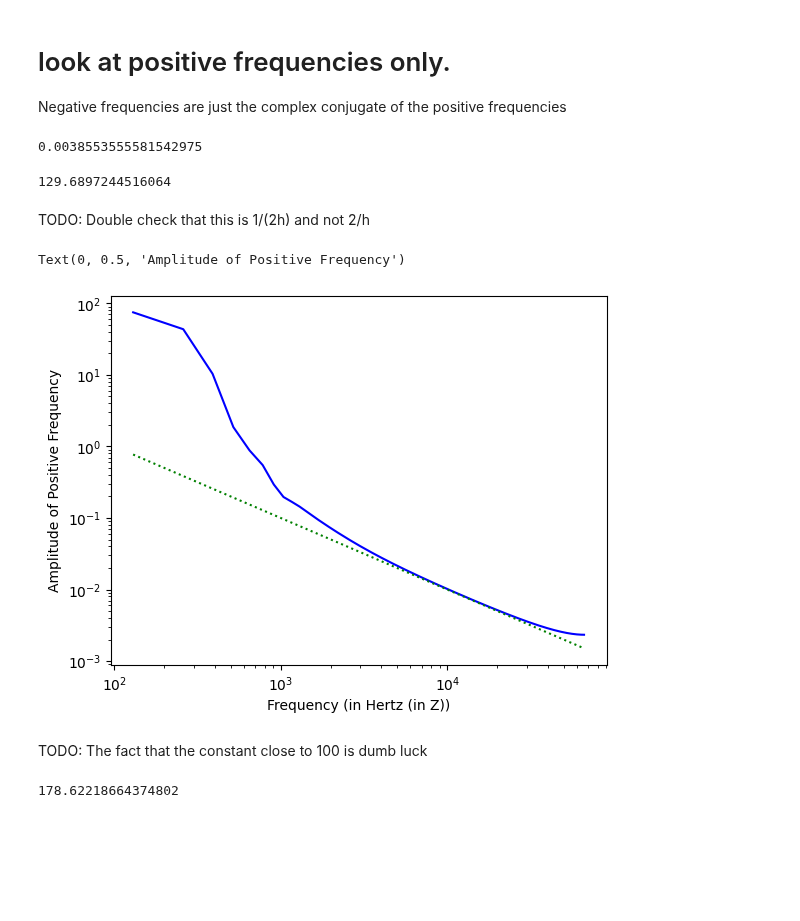
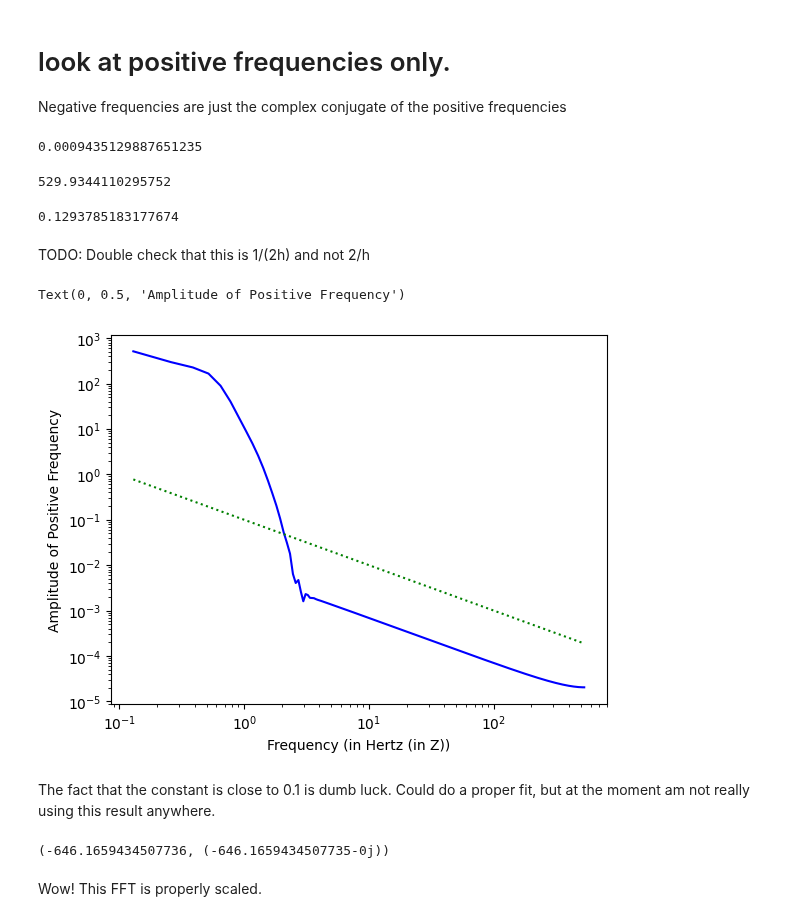
Before and after one commit to DesignToolInvestor/ManetSim, a Jupyter notebook: CdfFit/Note Books/dist_b_asym_h.ipynb, the cells around one changed output. Cells and saved outputs as stored; diff of their text form; code cells hidden in the pictures; blank space fills up the shorter version.

```diff
--- a/CdfFit/Note Books/dist_b_asym_h.ipynb
+++ b/CdfFit/Note Books/dist_b_asym_h.ipynb
@@ -16,9 +16,9 @@ il.reload(dbt)
 # %% [output]
 <module 'DistBTrunc' from 'F:\\Users\\Kenne.DESKTOP-BT6VROU\\Documents\\GitHub\\ManetSim\\CdfFit\\Note Books\\DistBTrunc.py'>
 # %%
-lev = 30e-3
+eps = 1e-4
 nPlot = 101
 # %%
-zMin,zMax = (dbt.CdfZTrunc(lev))
+zMin,zMax = (dbt.CdfZTrunc(eps / 4))
 zMin,zMax
 # %% [output]
@@ -37,7 +37,7 @@ Text(0, 0.5, 'Residual')
 # %% [markdown]
 ## Compute Fourier Transform
 # %%
-nSamp = 1_024
+nSamp = 8 * 1_024
 mid = nSamp // 2
 mid
 # %% [output]
@@ -65,31 +65,38 @@ posFreq = tuple(resTrans[i] for i in range(mid))
 deltaZ = (zMax - zMin) / nSamp
 deltaZ
 # %% [output]
-0.0038553555581542975
+0.0009435129887651235
 # %%
-deltaF = 1 / (2*deltaZ)
-deltaF
+fMax = 1 / (2*deltaZ)
+fMax
 # %% [output]
-129.6897244516064
+529.9344110295752
+# %%
+deltaF = 1 / deltaZ / nSamp
+deltaF
+# %% [output]
+0.1293785183177674
 # %% [markdown]
 TODO:  Double check that this is 1/(2h) and not 2/h
 # %%
 freq = tuple(k * deltaF for k in range(1,mid))
 amp = tuple(abs(posFreq[i]) for i in range(1,mid))
 plot.loglog(freq,amp, c='blue')
 
-line = tuple(100/f for f in freq)
+line = tuple(100e-3 / f for f in freq)
 plot.loglog(freq,line, ':', c='green')
 
 plot.xlabel('Frequency (in Hertz (in Z))')
 plot.ylabel('Amplitude of Positive Frequency')
 # %% [output]
 Text(0, 0.5, 'Amplitude of Positive Frequency')
-[figure, old version]
+[figure, new version]
 # %% [markdown]
-TODO:  The fact that the constant close to 100 is dumb luck
+The fact that the constant is close to 0.1 is dumb luck.  Could do a proper fit, but at the
+moment am not really using this result anywhere.
-# %%
-energy = sqrt(sum(abs(a)**2 for a in posFreq))
-energy
-# %% [output]
-178.62218664374802
+# %%
+sum(resSamp), resTrans[0]
+# %% [output]
+(-646.1659434507736, (-646.1659434507735-0j))
+# %% [markdown]
+Wow!  This FFT is properly scaled.
```
Also changed, not shown: parts of 16 cells of this notebook.
